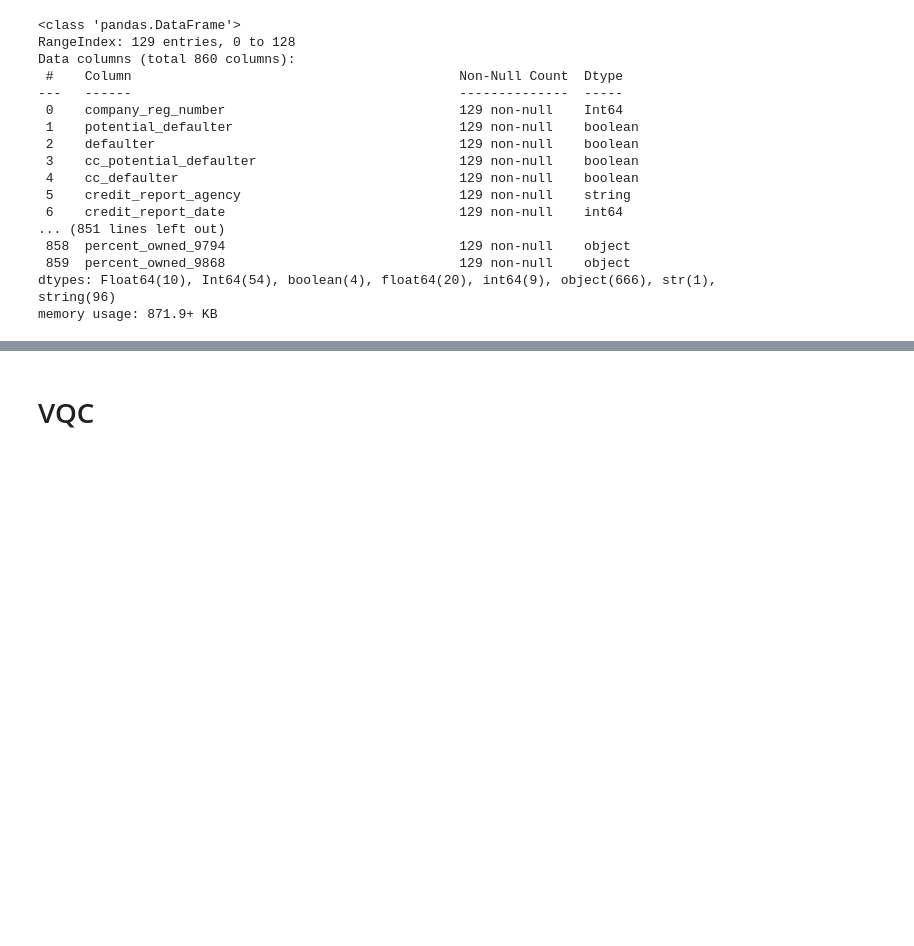
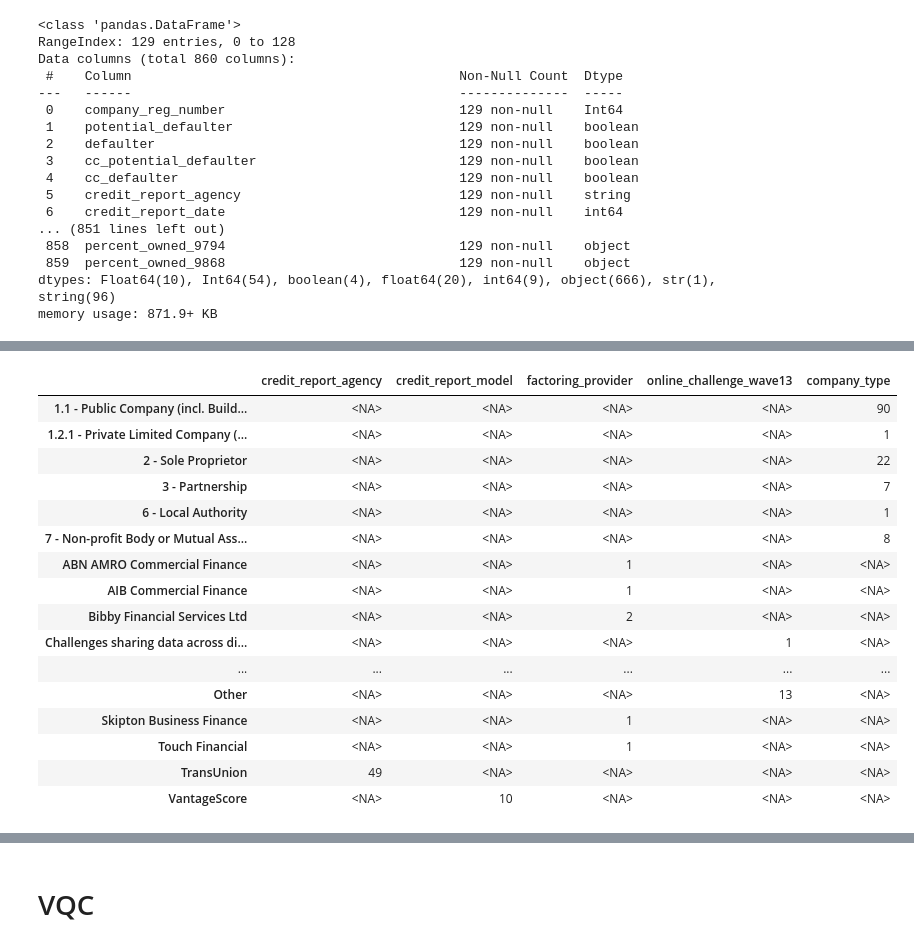
Before and after one commit to floatn/QML-for-finance, a Jupyter notebook: qml_code.ipynb, the cells around one changed output, grey strips where cells are left out. Saved outputs shown, nothing was run; the diff lists cells and outputs as text; code cells hidden in the pictures; blank space fills up the shorter version.

```diff
--- a/qml_code.ipynb
+++ b/qml_code.ipynb
@@ -2489,3 +2520,23 @@ memory usage: 871.9+ KB
+# %%
+cs7_df[['credit_report_agency', 'credit_report_model', 'factoring_provider', 'online_challenge_wave13', 'company_type']].apply(pd.Series.value_counts)
+# %% [output]
+|  | credit_report_agency | credit_report_model | factoring_provider | online_challenge_wave13 | company_type |
+| 1.1 - Public Company (incl. Build... | <NA> | <NA> | <NA> | <NA> | 90 |
+| 1.2.1 - Private Limited Company (... | <NA> | <NA> | <NA> | <NA> | 1 |
+| 2 - Sole Proprietor | <NA> | <NA> | <NA> | <NA> | 22 |
+| 3 - Partnership | <NA> | <NA> | <NA> | <NA> | 7 |
+| 6 - Local Authority | <NA> | <NA> | <NA> | <NA> | 1 |
+| 7 - Non-profit Body or Mutual Ass... | <NA> | <NA> | <NA> | <NA> | 8 |
+| ABN AMRO Commercial Finance | <NA> | <NA> | 1 | <NA> | <NA> |
+| AIB Commercial Finance | <NA> | <NA> | 1 | <NA> | <NA> |
+| Bibby Financial Services Ltd | <NA> | <NA> | 2 | <NA> | <NA> |
+| Challenges sharing data across di... | <NA> | <NA> | <NA> | 1 | <NA> |
+| ... | ... | ... | ... | ... | ... |
+| Other | <NA> | <NA> | <NA> | 13 | <NA> |
+| Skipton Business Finance | <NA> | <NA> | 1 | <NA> | <NA> |
+| Touch Financial | <NA> | <NA> | 1 | <NA> | <NA> |
+| TransUnion | 49 | <NA> | <NA> | <NA> | <NA> |
+| VantageScore | <NA> | 10 | <NA> | <NA> | <NA> |
 # %%
 from sklearn.preprocessing import OneHotEncoder
 
```
Also changed, not shown: parts of 12 cells of this notebook.
